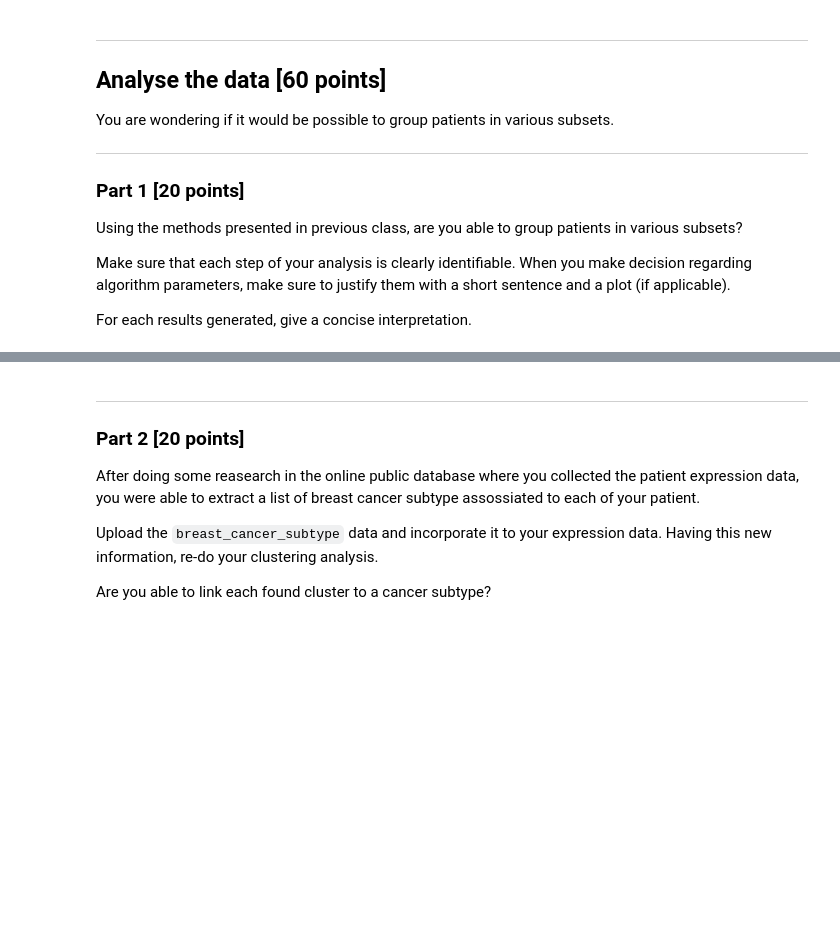
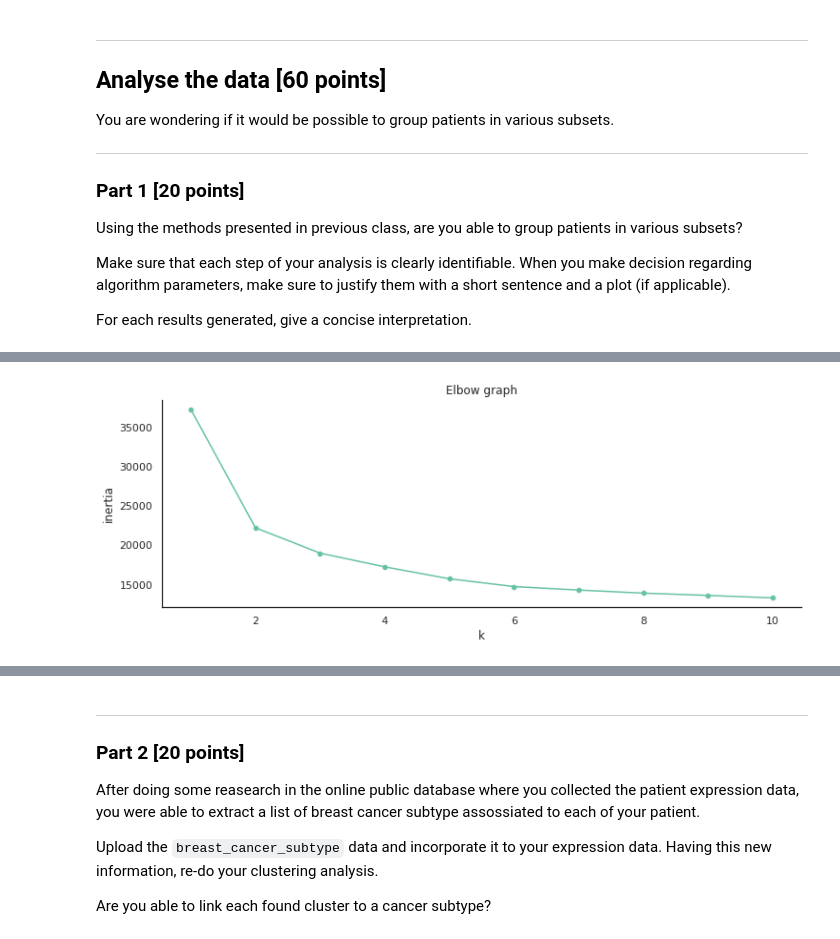
Before and after one commit to arirosse/s21_data_analysis, a Jupyter notebook: data_analysis_3.ipynb, the cells around one changed output, grey strips where cells are left out. Cells and saved outputs as stored; diff of their text form; code cells hidden in the pictures; blank space fills up the shorter version.

```diff
--- a/data_analysis_3.ipynb
+++ b/data_analysis_3.ipynb
@@ -87,0 +236,14 @@ For each results generated, give a concise interpretation.
+# %%
+##set the datase
+X=reduce_breast.iloc[:, 0:47]
+
+### Run kmeans for various k values
+### initiate empty list
+inertia_list = []
+
+### Create for loop for K from 1 to 10
+for k in range(1,11):
+    kmeans = sklearn.cluster.KMeans (k)
+    kmeans = kmeans.fit(X)
+
+    inertia_list += [kmeans.inertia_]
@@ -87,0 +264,10 @@ For each results generated, give a concise interpretation.
+# %%
+### Elbow plot
+sns.scatterplot(x = np.arange(1,11), y=inertia_list)
+sns.lineplot(x =np.arange(1,11), y=inertia_list)
+plt.title("Elbow graph")
+plt.xlabel("k")
+plt.ylabel("inertia")
+sns.despine()
+# %% [output]
+[figure, added]
```
Also changed, not shown: parts of 32 cells of this notebook, 1 other file.
